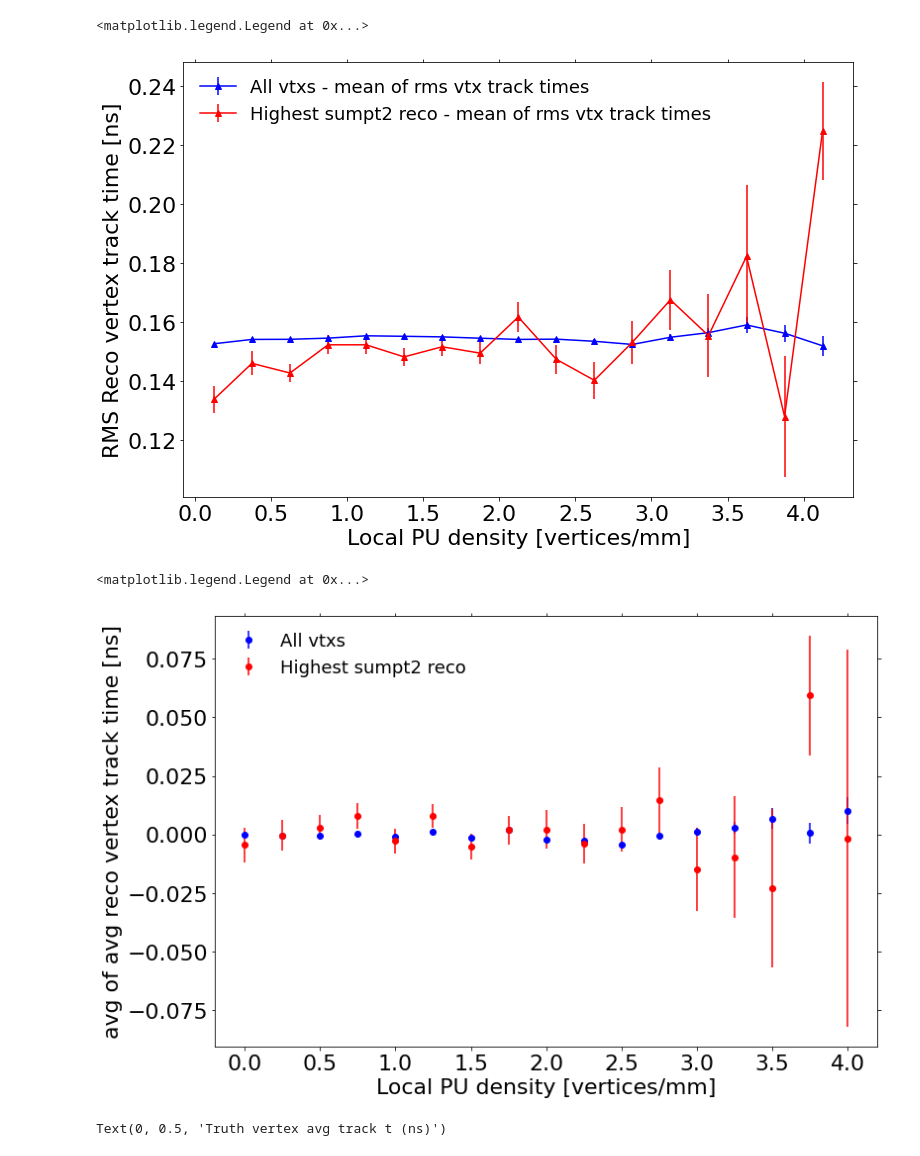
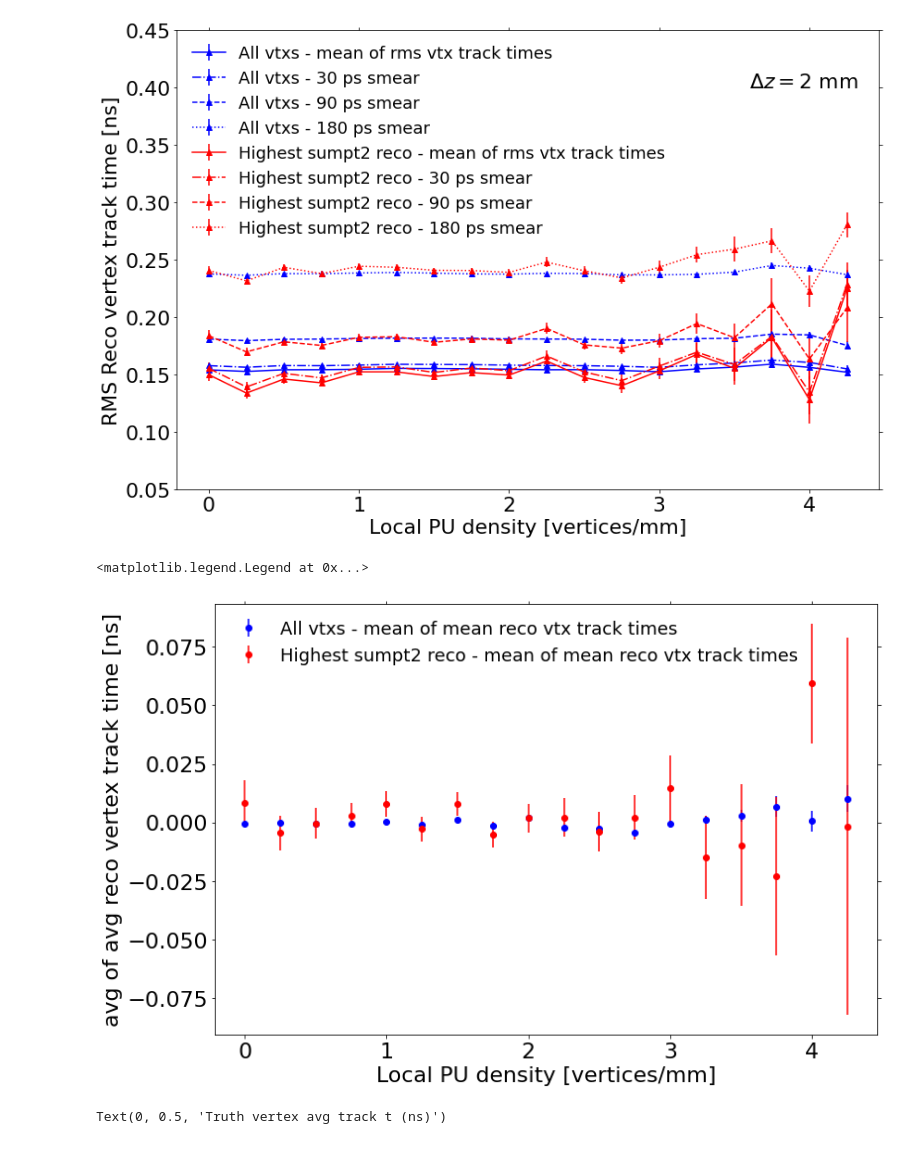
Before and after one commit to ttlindkvist/4DTracking, a Jupyter notebook: timing.ipynb, the cells around one changed output. Saved outputs shown, nothing was run; the diff lists cells and outputs as text; code cells hidden in the pictures.

Commit message:
vtx rms time with cleanup - maybe not working properly

```diff
--- a/timing.ipynb
+++ b/timing.ipynb
@@ -198,8 +210,8 @@ plt.legend(frameon=False)
 avg_t_PUbins_mean = []
 avg_t_PUbins_rms = []
 avg_t_PUbins_std = []
-for bin_left, bin_right in zip(truth_bin_edges[:-1],truth_bin_edges[1:]):
-    event_idxs = np.logical_and(truth_localPU > bin_left, truth_localPU <= bin_right)
+for bin in truth_bin_edges:
+    event_idxs = np.isclose(truth_localPU, bin)
     avg_ts = np.array([])
     if(np.sum(event_idxs) > 0):
         avg_ts = np.concatenate(rev_avg_ts[event_idxs])
@@ -210,8 +222,8 @@ for bin_left, bin_right in zip(truth_bin_edges[:-1],truth_bin_edges[1:]):
 avg_t_PUbins_meanv2 = []
 avg_t_PUbins_rmsv2 = []
 avg_t_PUbins_stdv2 = []
-for bin_left, bin_right in zip(truth_bin_edges[:-1],truth_bin_edges[1:]):
-    event_idxs = np.argwhere(np.logical_and(truth_localPU > bin_left, truth_localPU <= bin_right)==True)
+for bin in truth_bin_edges:
+    event_idxs = np.argwhere(np.isclose(truth_localPU, bin))
     events_avg_ts = []
     for idx in event_idxs:
         events_avg_ts.append(rev_avg_ts[idx][0][0])
@@ -260,25 +318,38 @@ for bin_left, bin_right in zip(truth_bin_edges[:-1],truth_bin_edges[1:]):
 # %%
 # plt.plot(truth_bin_edges[:-1] + 1/(4*delta_z), avg_t_PUbins_rms,   'bo--', label='All vtxs - rms of mean vtx track times')
 # plt.plot(truth_bin_edges[:-1] + 1/(4*delta_z), avg_t_PUbins_rmsv2, 'ro--', label='Highest sumpt2 reco - rms of mean vtx track times')
-plt.errorbar(truth_bin_edges[:-1] + 1/(4*delta_z), avg_t_PUbins_rmsv3, avg_t_PUbins_rmsv3_std, fmt='^-', color='blue', label='All vtxs - mean of rms vtx track times')
-plt.errorbar(truth_bin_edges[:-1] + 1/(4*delta_z), avg_t_PUbins_rmsv4, avg_t_PUbins_rmsv4_std, fmt='^-', color='red', label='Highest sumpt2 reco - mean of rms vtx track times')
+
+plt.errorbar(truth_bin_edges, avg_t_PUbins_rmsv3, avg_t_PUbins_rmsv3_std, fmt='^-', color='blue', label='All vtxs - mean of rms vtx track times')
+
+plt.errorbar(truth_bin_edges, avg_t_PUbins_rms30v3, avg_t_PUbins_rms90v3_std, fmt='^-.', color='blue', label='All vtxs - 30 ps smear')
+plt.errorbar(truth_bin_edges, avg_t_PUbins_rms90v3, avg_t_PUbins_rms90v3_std, fmt='^--', color='blue', label='All vtxs - 90 ps smear')
+plt.errorbar(truth_bin_edges, avg_t_PUbins_rms180v3, avg_t_PUbins_rms180v3_std, fmt='^:', color='blue', label='All vtxs - 180 ps smear')
+
+plt.errorbar(truth_bin_edges, avg_t_PUbins_rmsv4, avg_t_PUbins_rmsv4_std, fmt='^-', color='red', label='Highest sumpt2 reco - mean of rms vtx track times')
+plt.errorbar(truth_bin_edges, avg_t_PUbins_rms30v4, avg_t_PUbins_rms30v4_std, fmt='^-.', color='red', label='Highest sumpt2 reco - 30 ps smear')
+plt.errorbar(truth_bin_edges, avg_t_PUbins_rms90v4, avg_t_PUbins_rms90v4_std, fmt='^--', color='red', label='Highest sumpt2 reco - 90 ps smear')
+plt.errorbar(truth_bin_edges, avg_t_PUbins_rms180v4, avg_t_PUbins_rms180v4_std, fmt='^:', color='red', label='Highest sumpt2 reco - 180 ps smear')
+
+plt.ylim(0.05, 0.45)
+plt.text(3.6, 0.4, '$\\Delta z = {}$ mm'.format(delta_z), fontsize=22)
 
 plt.xlabel('Local PU density [vertices/mm]')
 plt.ylabel('RMS Reco vertex track time [ns]')
 plt.legend(frameon=False, loc='upper left')
+
+plt.tight_layout()
 # %% [output]
-<matplotlib.legend.Legend at 0x...>
-[figure, old version]
+[figure, new version]
 # %%
-plt.errorbar(truth_bin_edges[:-1], avg_t_PUbins_mean, avg_t_PUbins_std, fmt='bo', label='All vtxs')
-plt.errorbar(truth_bin_edges[:-1], avg_t_PUbins_meanv2, avg_t_PUbins_stdv2, fmt='ro', label='Highest sumpt2 reco')
+plt.errorbar(truth_bin_edges, avg_t_PUbins_mean, avg_t_PUbins_std, fmt='bo', label='All vtxs - mean of mean reco vtx track times')
+plt.errorbar(truth_bin_edges, avg_t_PUbins_meanv2, avg_t_PUbins_stdv2, fmt='ro', label='Highest sumpt2 reco - mean of mean reco vtx track times')
 
 plt.xlabel('Local PU density [vertices/mm]')
 plt.ylabel('avg of avg reco vertex track time [ns]')
 plt.legend(frameon=False, loc='upper left')
 # %% [output]
 <matplotlib.legend.Legend at 0x...>
-[figure, old version]
+[figure, new version]
 # %%
 t_range = 0.4
 z_range = 100
```
Also changed, not shown: parts of 4 cells of this notebook, 2 other files.
